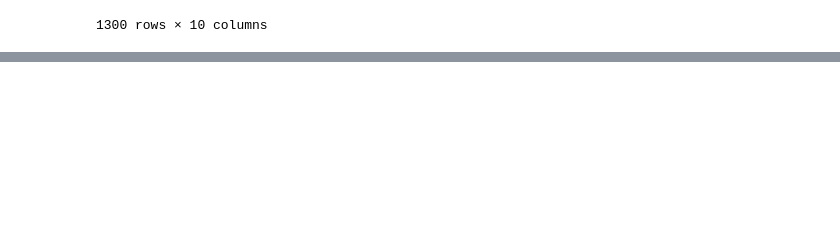
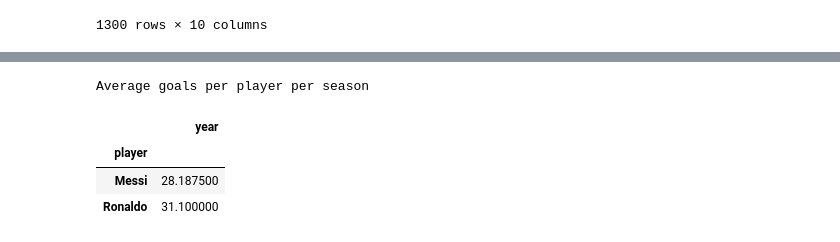
Before and after one commit to verticale3185/FINEL-PROJECT, a Jupyter notebook: final project.ipynb, the cells around one changed output, grey strips where cells are left out. Cells and saved outputs as stored; diff of their text form; code cells hidden in the pictures; blank space fills up the shorter version.

```diff
--- a/final project.ipynb
+++ b/final project.ipynb
@@ -59,0 +159,8 @@ KeyError: '["\'"] not found in axis'
+# %%
+df.loc[df.comp=='LaLiga'].groupby(['player','year'])[['year']].count().groupby(["player"]).mean().style.set_caption("Average goals per player per season")
+# %% [output]
+Average goals per player per season
+|  | year |
+| player |  |
+| Messi | 28.187500 |
+| Ronaldo | 31.100000 |
```
Also changed, not shown: parts of 25 cells of this notebook.
